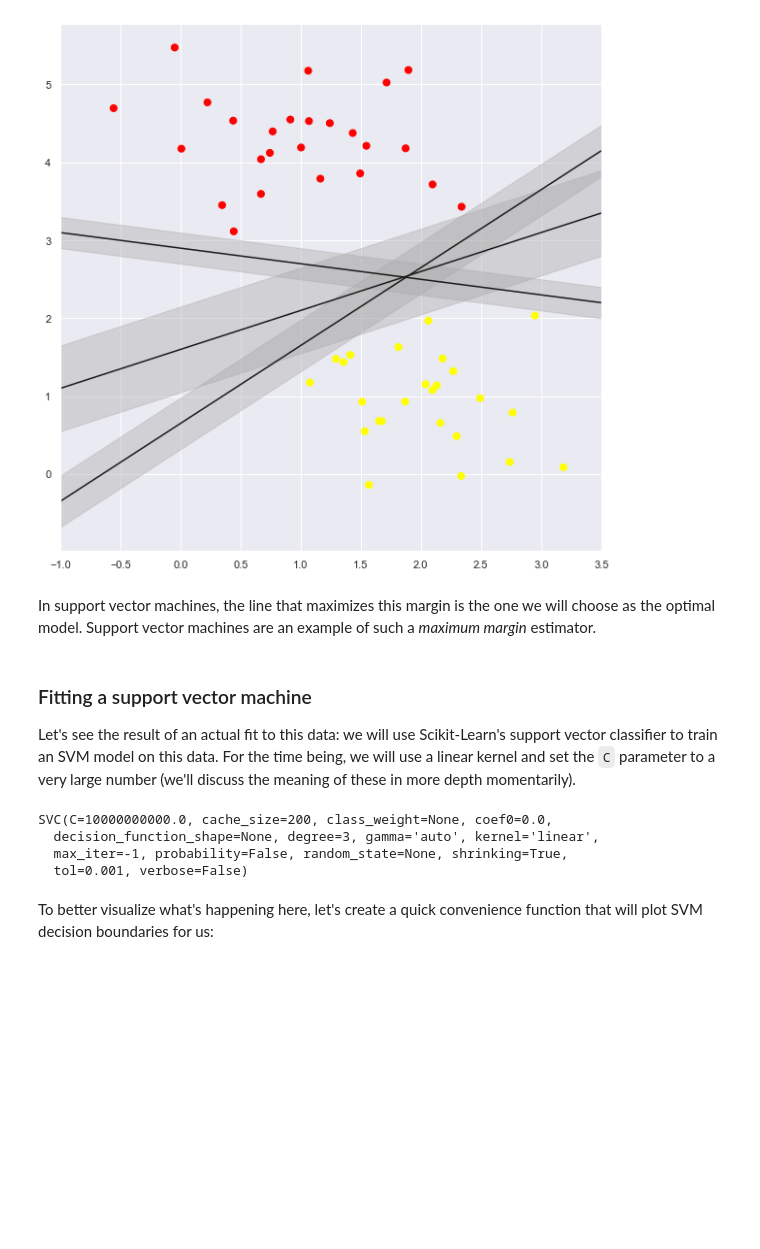
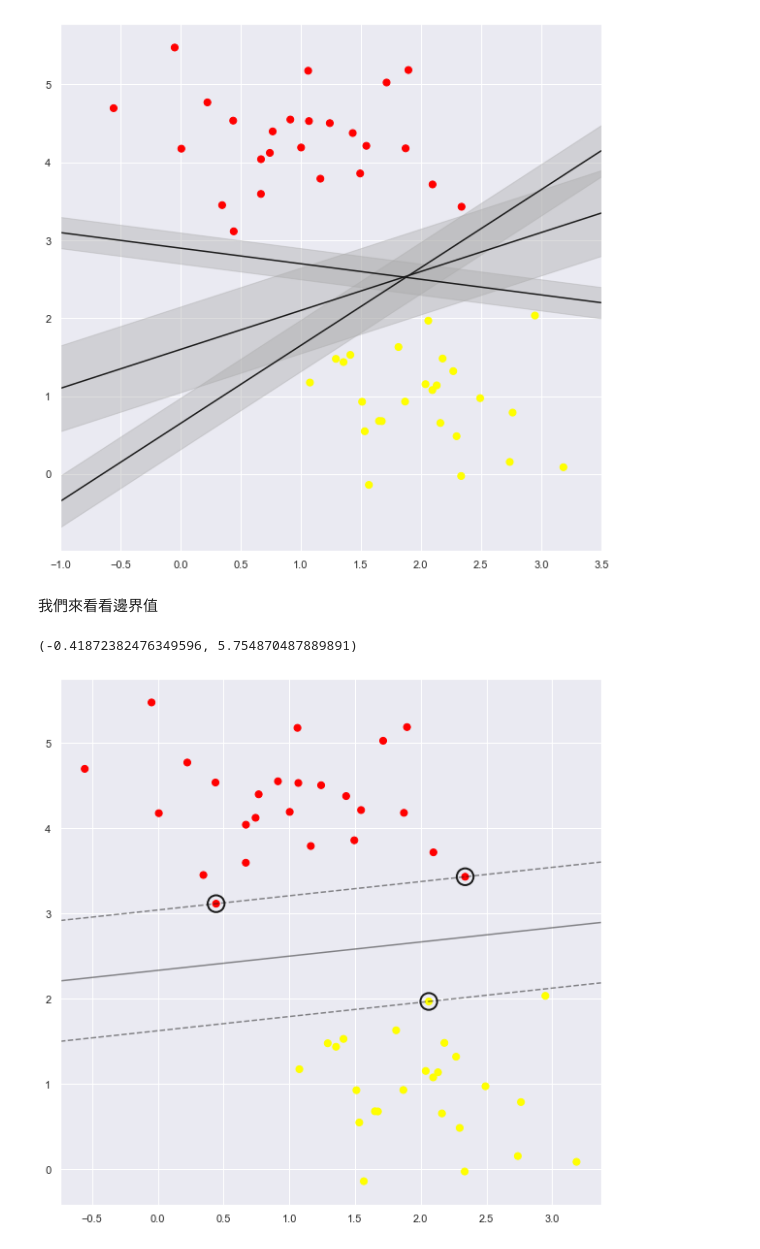
Before and after one commit to tobytoy/OpenResource, a Jupyter notebook: machine-learning(scikit-learn)/jupyter/基本模型(basic-model)/支持向量機(SVM)/04_01 Support_Vector_Machines.ipynb, the cells around one changed output. Drawn from its saved outputs; the diff is of its cells as text; code cells hidden in the pictures; blank space fills up the shorter version.

```diff
--- a/machine-learning(scikit-learn)/jupyter/基本模型(basic-model)/支持向量機(SVM)/04_01 Support_Vector_Machines.ipynb
+++ b/machine-learning(scikit-learn)/jupyter/基本模型(basic-model)/支持向量機(SVM)/04_01 Support_Vector_Machines.ipynb
@@ -78,46 +76,46 @@ https://ithelp.ithome.com.tw/articles/10270447
-# %% [markdown]
-In support vector machines, the line that maximizes this margin is the one we will choose as the optimal model.
-Support vector machines are an example of such a *maximum margin* estimator.
-# %% [markdown]
-### Fitting a support vector machine
-
-Let's see the result of an actual fit to this data: we will use Scikit-Learn's support vector classifier to train an SVM model on this data.
-For the time being, we will use a linear kernel and set the ``C`` parameter to a very large number (we'll discuss the meaning of these in more depth momentarily).
-# %%
-from sklearn.svm import SVC # "Support vector classifier"
-model = SVC(kernel='linear', C=1E10)
-model.fit(X, y)
-# %% [output]
-SVC(C=10000000000.0, cache_size=200, class_weight=None, coef0=0.0,
-  decision_function_shape=None, degree=3, gamma='auto', kernel='linear',
-  max_iter=-1, probability=False, random_state=None, shrinking=True,
-  tol=0.001, verbose=False)
-# %% [markdown]
-To better visualize what's happening here, let's create a quick convenience function that will plot SVM decision boundaries for us:
+# %% [markdown]
+我們來看看邊界值
 # %%
-def plot_svc_decision_function(model, ax=None, plot_support=True):
-    """Plot the decision function for a 2D SVC"""
-    if ax is None:
-        ax = plt.gca()
-    xlim = ax.get_xlim()
-    ylim = ax.get_ylim()
+%matplotlib inline
+import numpy as np
+import matplotlib.pyplot as plt
+plt.rcParams['figure.figsize'] = [10, 10]
 
-    # create grid to evaluate model
-    x = np.linspace(xlim[0], xlim[1], 30)
-    y = np.linspace(ylim[0], ylim[1], 30)
-    Y, X = np.meshgrid(y, x)
-    xy = np.vstack([X.ravel(), Y.ravel()]).T
-    P = model.decision_function(xy).reshape(X.shape)
+from scipy import stats
+import seaborn as sns; sns.set()
+from sklearn import datasets
+from sklearn.svm import SVC # "Support vector classifier"
 
-    # plot decision boundary and margins
-    ax.contour(X, Y, P, colors='k',
+X, y = datasets.make_blobs(n_samples=50, centers=2, random_state=0, cluster_std=0.60)
+
+classifier = SVC(kernel='linear', C=1E10)
+classifier.fit(X, y)
+
+plt.scatter(X[:, 0], X[:, 1], c=y, s=50, cmap='autumn')
+
+axis = plt.gca()
+xlim = axis.get_xlim()
+ylim = axis.get_ylim()
+
+# create grid to evaluate model
+x = np.linspace(xlim[0], xlim[1], 30)
+y = np.linspace(ylim[0], ylim[1], 30)
+y_mg, x_mg = np.meshgrid(y, x)
+xy = np.vstack([x_mg.ravel(), y_mg.ravel()]).T
+P = classifier.decision_function(xy).reshape(x_mg.shape)
+
+# plot decision boundary and margins
+axis.contour(x_mg, y_mg, P, colors='k',
                levels=[-1, 0, 1], alpha=0.5,
                linestyles=['--', '-', '--'])
 
-    # plot support vectors
-    if plot_support:
-        ax.scatter(model.support_vectors_[:, 0],
-                   model.support_vectors_[:, 1],
-                   s=300, linewidth=1, facecolors='none');
-    ax.set_xlim(xlim)
-    ax.set_ylim(ylim)
+axis.scatter(classifier.support_vectors_[:, 0],
+               classifier.support_vectors_[:, 1],
+               s=300, linewidth=2, edgecolors='k', facecolors='none')
+
+
+axis.set_xlim(xlim)
+axis.set_ylim(ylim)
+# %% [output]
+(-0.41872382476349596, 5.754870487889891)
+[figure, added]
```
Also changed, not shown: parts of 45 cells of this notebook, 5 other files.
